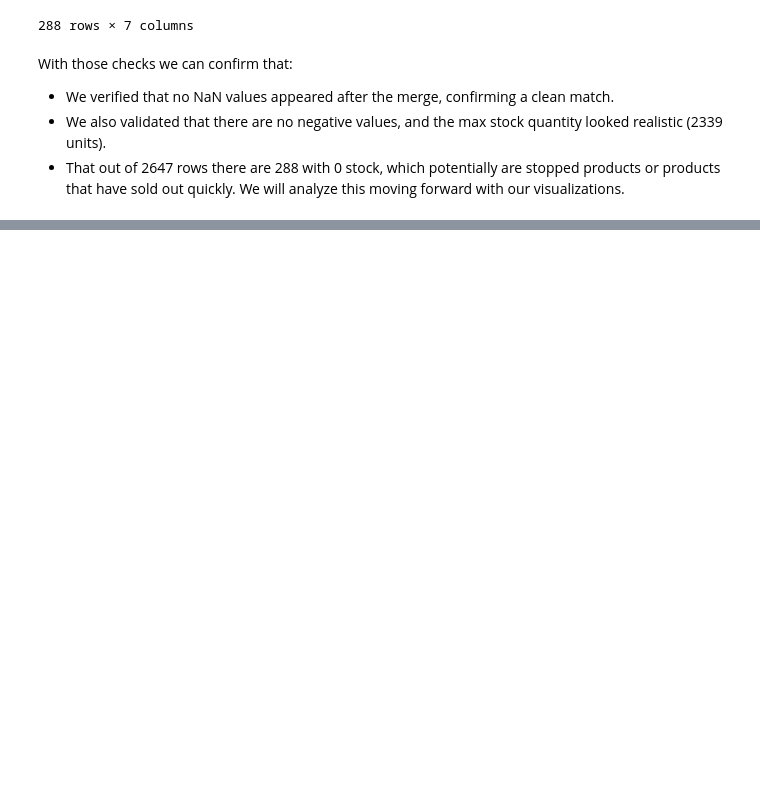
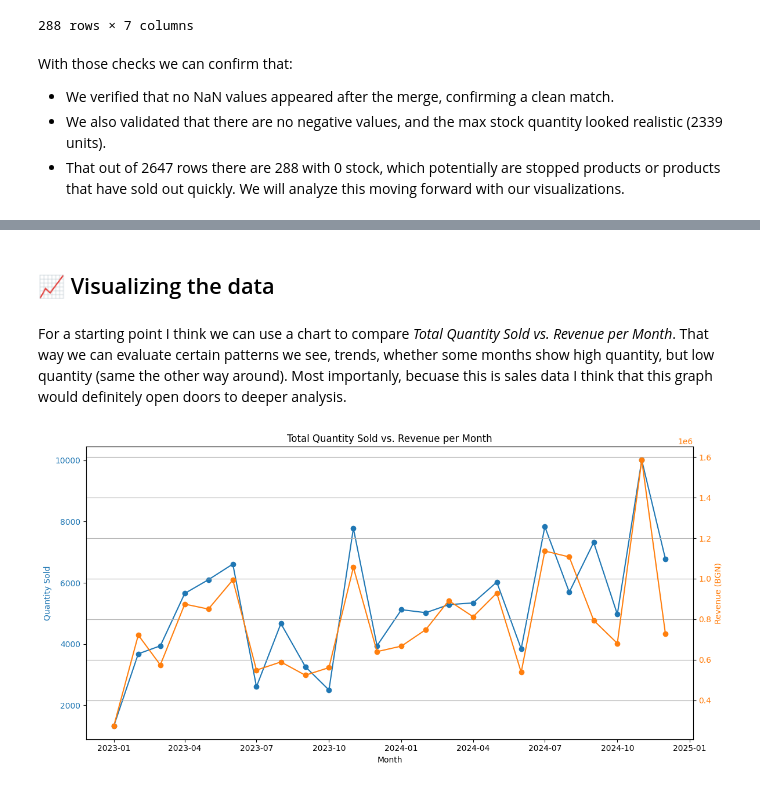
Before and after one commit to AntoDavidov/model, a Jupyter notebook: master-kikka-boo-predictor.ipynb, the cells around one changed output, grey strips where cells are left out. Drawn from its saved outputs; the diff is of its cells as text; code cells hidden in the pictures; blank space fills up the shorter version.

```diff
--- a/master-kikka-boo-predictor.ipynb
+++ b/master-kikka-boo-predictor.ipynb
@@ -444,0 +462,3 @@ With those checks we can confirm that:
+# %%
+merged_df['SKU_str'] = merged_df['SKU'].astype(str).str.zfill(11)
+merged_df['Extracted_Group_Code'] = merged_df['SKU_str'].str[1:7]
@@ -444,0 +476,2 @@ With those checks we can confirm that:
+# %%
+merged_df['Group_Code_from_Label'] = merged_df['Product Group'].str.extract(r'(\d{6})')
@@ -444,0 +516,2 @@ With those checks we can confirm that:
+# %%
+merged_df = merged_df.drop(columns=['SKU_str', 'Group_Code_from_Label'])
@@ -444,0 +520,4 @@ With those checks we can confirm that:
+# %%
+merged_df['Product Group Label'] = merged_df['Product Group'].str.split(':', n=1).str[1].str.strip()
+merged_df = merged_df.drop(columns=['Product Group'])
+merged_df.head(5)
@@ -444,0 +531,35 @@ With those checks we can confirm that:
+# %% [markdown]
+## 📈 Visualizing the data
+# %% [markdown]
+For a starting point I think we can use a chart to compare *Total Quantity Sold vs. Revenue per Month*. That way we can evaluate certain patterns we see, trends, whether some months show high quantity, but low quantity (same the other way around). Most importanly, becuase this is sales data I think that this graph would definitely open doors to deeper analysis.
+# %%
+monthly_summary = (
+    merged_df
+    .groupby('Month')
+    .agg({
+        'Quantity': 'sum',
+        'Revenue': 'sum'  #
+    })
+    .reset_index()
+)
+
+fig, ax1 = plt.subplots(figsize=(12, 6))
+
+color = 'tab:blue'
+ax1.set_xlabel('Month')
+ax1.set_ylabel('Quantity Sold', color=color)
+ax1.plot(monthly_summary['Month'], monthly_summary['Quantity'], marker='o', color=color, label='Total Quantity Sold')
+ax1.tick_params(axis='y', labelcolor=color)
+
+ax2 = ax1.twinx()
+color = 'tab:orange'
+ax2.set_ylabel('Revenue (BGN)', color=color)
+ax2.plot(monthly_summary['Month'], monthly_summary['Revenue'], marker='o', color=color, label='Total Revenue')
+ax2.tick_params(axis='y', labelcolor=color)
+
+plt.title('Total Quantity Sold vs. Revenue per Month')
+fig.tight_layout()
+plt.grid(True)
+plt.show()
+# %% [output]
+[figure, added]
```
Also changed, not shown: parts of 19 cells of this notebook.
